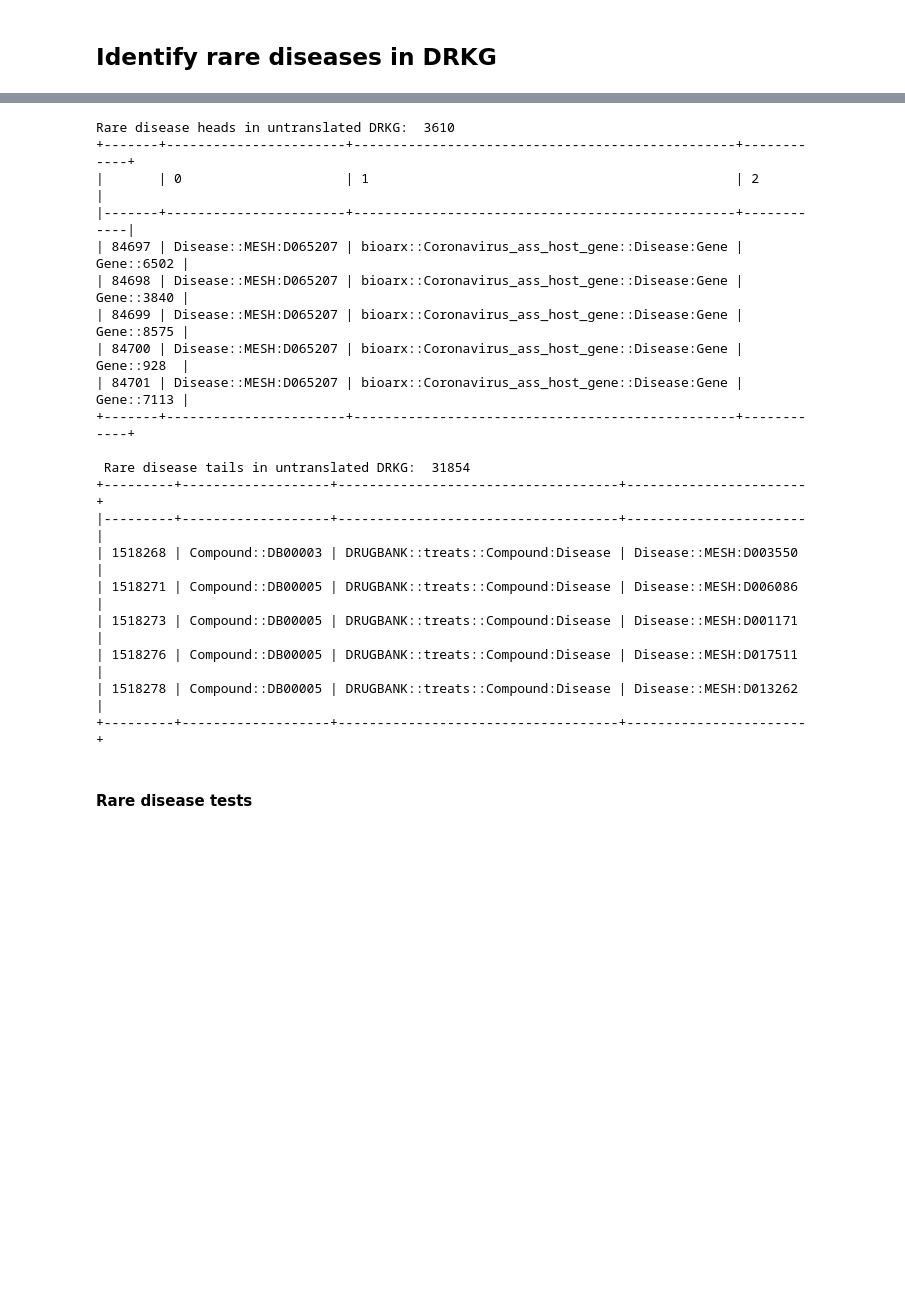
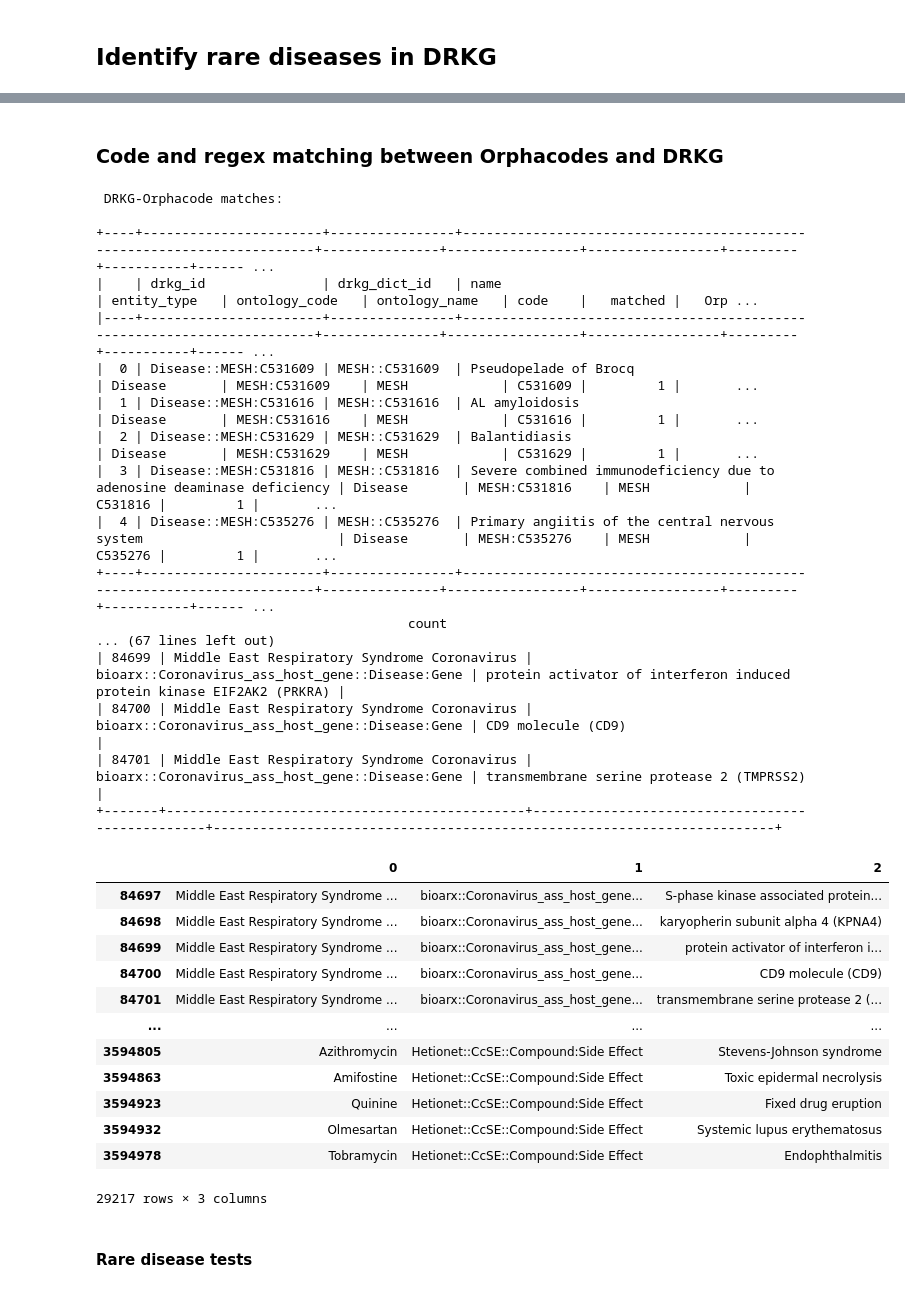
Before and after one commit to Ale9806/SIMPLLM, a Jupyter notebook: Debug/DEBUG DRKG_mapping_with_BiolinkBERT and graphsage.ipynb, the cells around one changed output, grey strips where cells are left out. Drawn from its saved outputs; the diff is of its cells as text; code cells hidden in the pictures; blank space fills up the shorter version.

Commit message:
Find rare diseases and their relationships in DRKG

```diff
--- a/Debug/DEBUG DRKG_mapping_with_BiolinkBERT and graphsage.ipynb
+++ b/Debug/DEBUG DRKG_mapping_with_BiolinkBERT and graphsage.ipynb
@@ -511,4 +279,24 @@ unmatched_rarediseases
+# %% [markdown]
+### Code and regex matching between Orphacodes and DRKG
 # %%
+# Match Orphacodes and DOIDs - Takes ~3min to run
+orphacode_doid_regex = merge_regex(orphan_codes_match, 'regex', doid_df, 'database_cross_reference')
+
+# Match rare diseases in DRKG
+matched_rarediseases = find_drkg_rarediseases(drkg_all_entities, orphan_codes, orphacode_doid_regex, verbose=verbose)
+
+# Check for rare diseases with multiple codes
+if verbose:
+    multiple_orphacode, multiple_drkg = check_raredisease_multiple_codes(matched_rarediseases)
+    print_head(multiple_orphacode)
+    print_head(multiple_drkg)
+
+# Get non-matched rare diseases (could still be in DRKG but under different name or code - need to check that embeddings are separate)
+unmatched_rarediseases = orphan_codes[~orphan_codes['Orphacode'].isin(matched_rarediseases['Orphacode'])]
+if verbose:
+    print('Number of unmatched Orphacodes: ', len(unmatched_rarediseases['Orphacode'].unique()))
+    print_head(unmatched_rarediseases)
+
 # Get all DRKG relationships involving matched rare diseases
 raredisease_heads = drkg_df[drkg_df[0].isin(matched_rarediseases['drkg_id'])]
 raredisease_tails = drkg_df[drkg_df[2].isin(matched_rarediseases['drkg_id'])]
@@ -518,26 +306,45 @@ if verbose:
     print_head(raredisease_heads)
     print('\n Rare disease tails in untranslated DRKG: ',raredisease_tails.shape[0])
     print_head(raredisease_tails)
+
+# Get DRKG rare disease entries
+raredisease_index = raredisease_heads.index.tolist() + raredisease_tails.index.tolist()
+drkg_raredisease = drkg_translated.loc[drkg_translated.index.isin(raredisease_index)]
+if verbose:
+    print_head(drkg_raredisease)
 # %% [output]
-Rare disease heads in untranslated DRKG:  3610
-+-------+-----------------------+-------------------------------------------------+------------+
-|       | 0                     | 1                                               | 2          |
-|-------+-----------------------+-------------------------------------------------+------------|
-| 84697 | Disease::MESH:D065207 | bioarx::Coronavirus_ass_host_gene::Disease:Gene | Gene::6502 |
-| 84698 | Disease::MESH:D065207 | bioarx::Coronavirus_ass_host_gene::Disease:Gene | Gene::3840 |
-| 84699 | Disease::MESH:D065207 | bioarx::Coronavirus_ass_host_gene::Disease:Gene | Gene::8575 |
-| 84700 | Disease::MESH:D065207 | bioarx::Coronavirus_ass_host_gene::Disease:Gene | Gene::928  |
-| 84701 | Disease::MESH:D065207 | bioarx::Coronavirus_ass_host_gene::Disease:Gene | Gene::7113 |
-+-------+-----------------------+-------------------------------------------------+------------+
+ DRKG-Orphacode matches:
 
- Rare disease tails in untranslated DRKG:  31854
-+---------+-------------------+------------------------------------+-----------------------+
-|---------+-------------------+------------------------------------+-----------------------|
-| 1518268 | Compound::DB00003 | DRUGBANK::treats::Compound:Disease | Disease::MESH:D003550 |
-| 1518271 | Compound::DB00005 | DRUGBANK::treats::Compound:Disease | Disease::MESH:D006086 |
-| 1518273 | Compound::DB00005 | DRUGBANK::treats::Compound:Disease | Disease::MESH:D001171 |
-| 1518276 | Compound::DB00005 | DRUGBANK::treats::Compound:Disease | Disease::MESH:D017511 |
-| 1518278 | Compound::DB00005 | DRUGBANK::treats::Compound:Disease | Disease::MESH:D013262 |
-+---------+-------------------+------------------------------------+-----------------------+
++----+-----------------------+----------------+------------------------------------------------------------------------+---------------+-----------------+-----------------+---------+-----------+------ ...
+|    | drkg_id               | drkg_dict_id   | name                                                                   | entity_type   | ontology_code   | ontology_name   | code    |   matched |   Orp ...
+|----+-----------------------+----------------+------------------------------------------------------------------------+---------------+-----------------+-----------------+---------+-----------+------ ...
+|  0 | Disease::MESH:C531609 | MESH::C531609  | Pseudopelade of Brocq                                                  | Disease       | MESH:C531609    | MESH            | C531609 |         1 |       ...
+|  1 | Disease::MESH:C531616 | MESH::C531616  | AL amyloidosis                                                         | Disease       | MESH:C531616    | MESH            | C531616 |         1 |       ...
+|  2 | Disease::MESH:C531629 | MESH::C531629  | Balantidiasis                                                          | Disease       | MESH:C531629    | MESH            | C531629 |         1 |       ...
+|  3 | Disease::MESH:C531816 | MESH::C531816  | Severe combined immunodeficiency due to adenosine deaminase deficiency | Disease       | MESH:C531816    | MESH            | C531816 |         1 |       ...
+|  4 | Disease::MESH:C535276 | MESH::C535276  | Primary angiitis of the central nervous system                         | Disease       | MESH:C535276    | MESH            | C535276 |         1 |       ...
++----+-----------------------+----------------+------------------------------------------------------------------------+---------------+-----------------+-----------------+---------+-----------+------ ...
+                                        count
+... (67 lines left out)
+| 84699 | Middle East Respiratory Syndrome Coronavirus | bioarx::Coronavirus_ass_host_gene::Disease:Gene | protein activator of interferon induced protein kinase EIF2AK2 (PRKRA) |
+| 84700 | Middle East Respiratory Syndrome Coronavirus | bioarx::Coronavirus_ass_host_gene::Disease:Gene | CD9 molecule (CD9)                                                     |
+| 84701 | Middle East Respiratory Syndrome Coronavirus | bioarx::Coronavirus_ass_host_gene::Disease:Gene | transmembrane serine protease 2 (TMPRSS2)                              |
++-------+----------------------------------------------+-------------------------------------------------+------------------------------------------------------------------------+
+# %%
+drkg_raredisease
+# %% [output]
+|  | 0 | 1 | 2 |
+| 84697 | Middle East Respiratory Syndrome ... | bioarx::Coronavirus_ass_host_gene... | S-phase kinase associated protein... |
+| 84698 | Middle East Respiratory Syndrome ... | bioarx::Coronavirus_ass_host_gene... | karyopherin subunit alpha 4 (KPNA4) |
+| 84699 | Middle East Respiratory Syndrome ... | bioarx::Coronavirus_ass_host_gene... | protein activator of interferon i... |
+| 84700 | Middle East Respiratory Syndrome ... | bioarx::Coronavirus_ass_host_gene... | CD9 molecule (CD9) |
+| 84701 | Middle East Respiratory Syndrome ... | bioarx::Coronavirus_ass_host_gene... | transmembrane serine protease 2 (... |
+| ... | ... | ... | ... |
+| 3594805 | Azithromycin | Hetionet::CcSE::Compound:Side Effect | Stevens-Johnson syndrome |
+| 3594863 | Amifostine | Hetionet::CcSE::Compound:Side Effect | Toxic epidermal necrolysis |
+| 3594923 | Quinine | Hetionet::CcSE::Compound:Side Effect | Fixed drug eruption |
+| 3594932 | Olmesartan | Hetionet::CcSE::Compound:Side Effect | Systemic lupus erythematosus |
+| 3594978 | Tobramycin | Hetionet::CcSE::Compound:Side Effect | Endophthalmitis |
+29217 rows × 3 columns
 # %% [markdown]
 #### Rare disease tests
```
Also changed, not shown: parts of 11 cells of this notebook, 2 other files.
